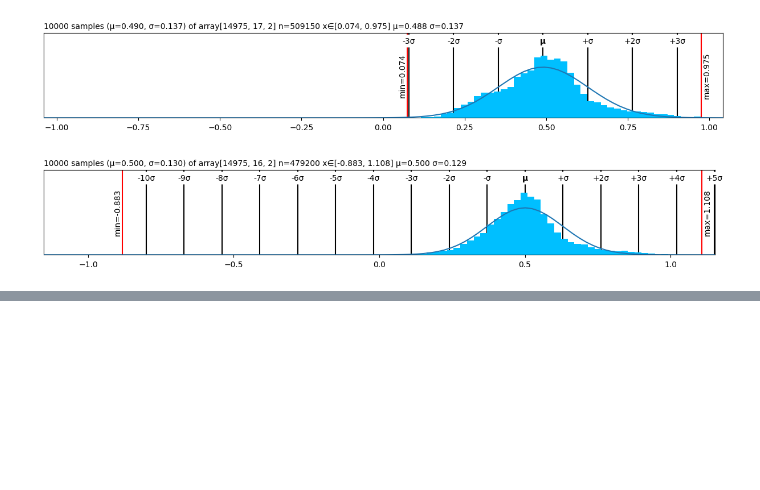
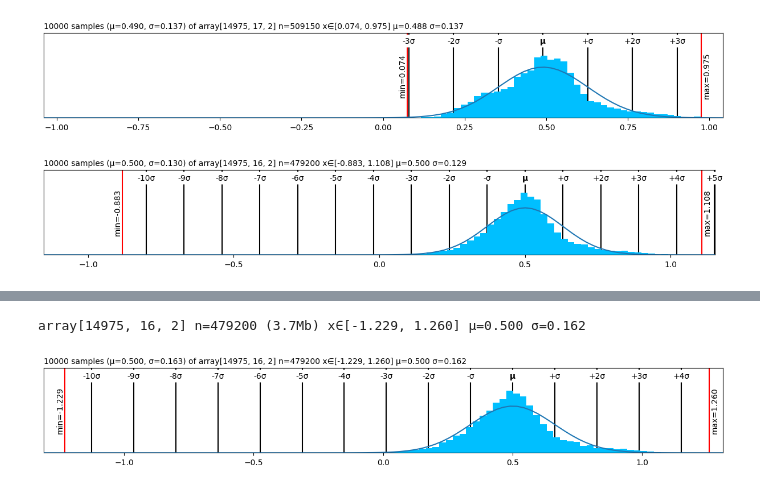
Before and after one commit to bilguudeiblgd/mapping-HPE-representations, a Jupyter notebook: data_analyzing.ipynb, the cells around one changed output, grey strips where cells are left out. Cells and saved outputs as stored; diff of their text form; code cells hidden in the pictures; blank space fills up the shorter version.

```diff
--- a/data_analyzing.ipynb
+++ b/data_analyzing.ipynb
@@ -96,0 +135,7 @@ lo(y_normalized).plt
+# %%
+y_normalized1 = normalize1(y)
+print(lo(y_normalized1))
+lo(y_normalized1).plt
+# %% [output]
+array[14975, 16, 2] n=479200 (3.7Mb) x∈[-1.229, 1.260] μ=0.500 σ=0.162
+[figure, added]
```
Also changed, not shown: parts of 9 cells of this notebook.
